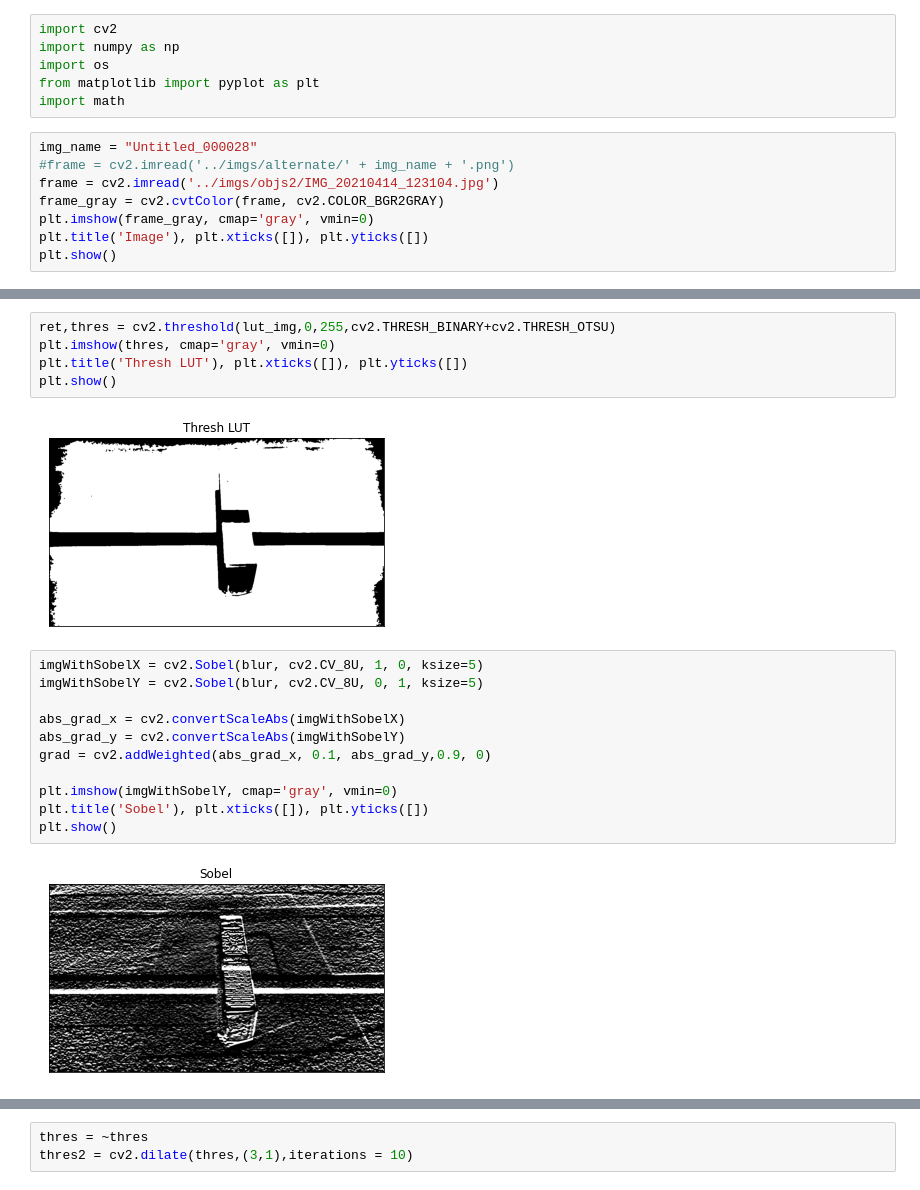
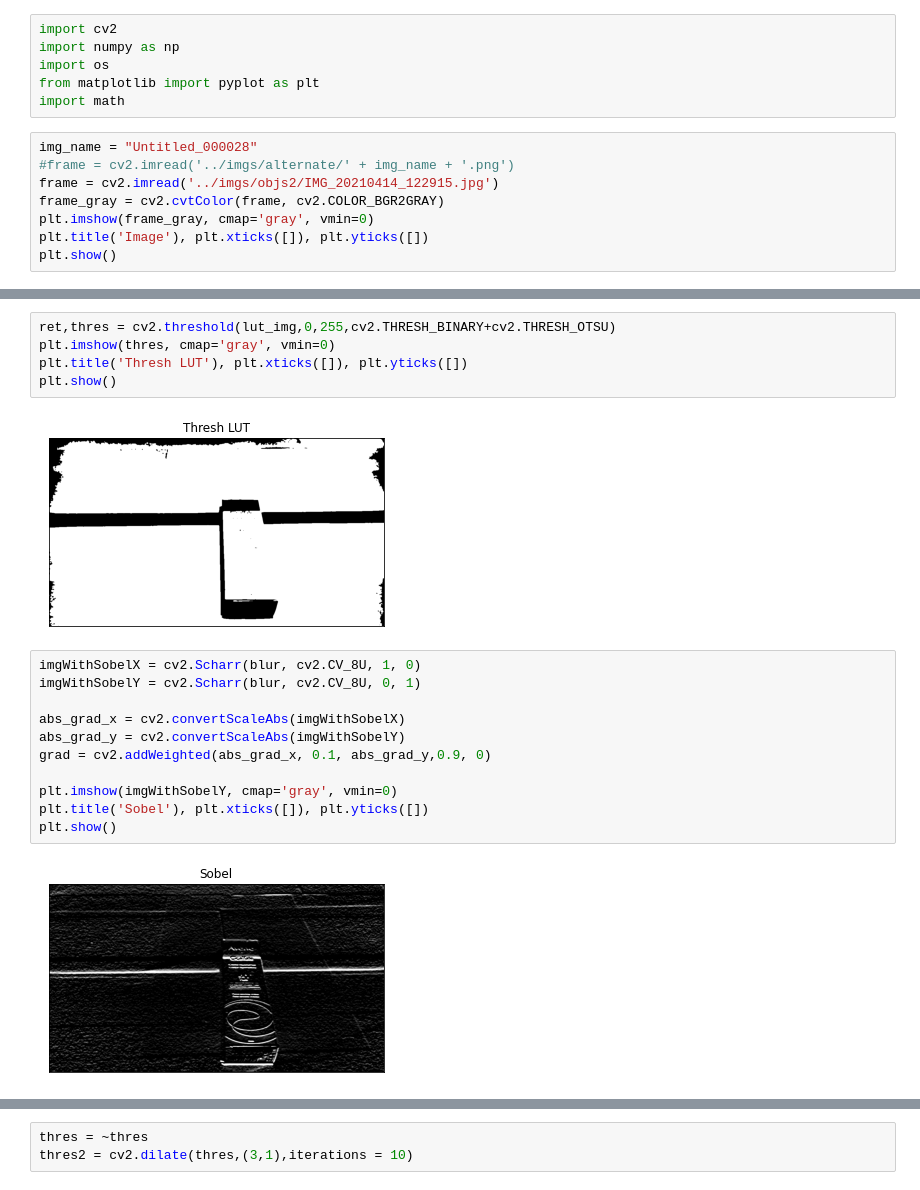
Before and after one commit to JoaoAbelha/VCOM-3D-Data-Acquisition, a Jupyter notebook: src/improved_shadow.ipynb, the cells around one changed output, grey strips where cells are left out. Saved outputs shown, nothing was run; the diff lists cells and outputs as text.

```diff
--- a/src/improved_shadow.ipynb
+++ b/src/improved_shadow.ipynb
@@ -7,7 +7,7 @@ import math
 # %%
 img_name = "Untitled_000028"
 #frame = cv2.imread('../imgs/alternate/' + img_name + '.png')
-frame = cv2.imread('../imgs/objs2/IMG_20210414_123104.jpg')
+frame = cv2.imread('../imgs/objs2/IMG_20210414_122915.jpg')
 frame_gray = cv2.cvtColor(frame, cv2.COLOR_BGR2GRAY)
 plt.imshow(frame_gray, cmap='gray', vmin=0)
 plt.title('Image'), plt.xticks([]), plt.yticks([])
@@ -50,20 +50,20 @@ plt.imshow(thres, cmap='gray', vmin=0)
 plt.title('Thresh LUT'), plt.xticks([]), plt.yticks([])
 plt.show()
 # %% [output]
-[figure, old version]
+[figure, new version]
 # %%
-imgWithSobelX = cv2.Sobel(blur, cv2.CV_8U, 1, 0, ksize=5)
-imgWithSobelY = cv2.Sobel(blur, cv2.CV_8U, 0, 1, ksize=5)
+imgWithSobelX = cv2.Scharr(blur, cv2.CV_8U, 1, 0)
+imgWithSobelY = cv2.Scharr(blur, cv2.CV_8U, 0, 1)
 
 abs_grad_x = cv2.convertScaleAbs(imgWithSobelX)
 abs_grad_y = cv2.convertScaleAbs(imgWithSobelY)
 grad = cv2.addWeighted(abs_grad_x, 0.1, abs_grad_y,0.9, 0)
 
 plt.imshow(imgWithSobelY, cmap='gray', vmin=0)
 plt.title('Sobel'), plt.xticks([]), plt.yticks([])
 plt.show()
 # %% [output]
-[figure, old version]
+[figure, new version]
 # %%
 kernel = 7
 blur_new = cv2.GaussianBlur(grad,(kernel,kernel),0)
```
Also changed, not shown: parts of 9 cells of this notebook, 3 other files.
